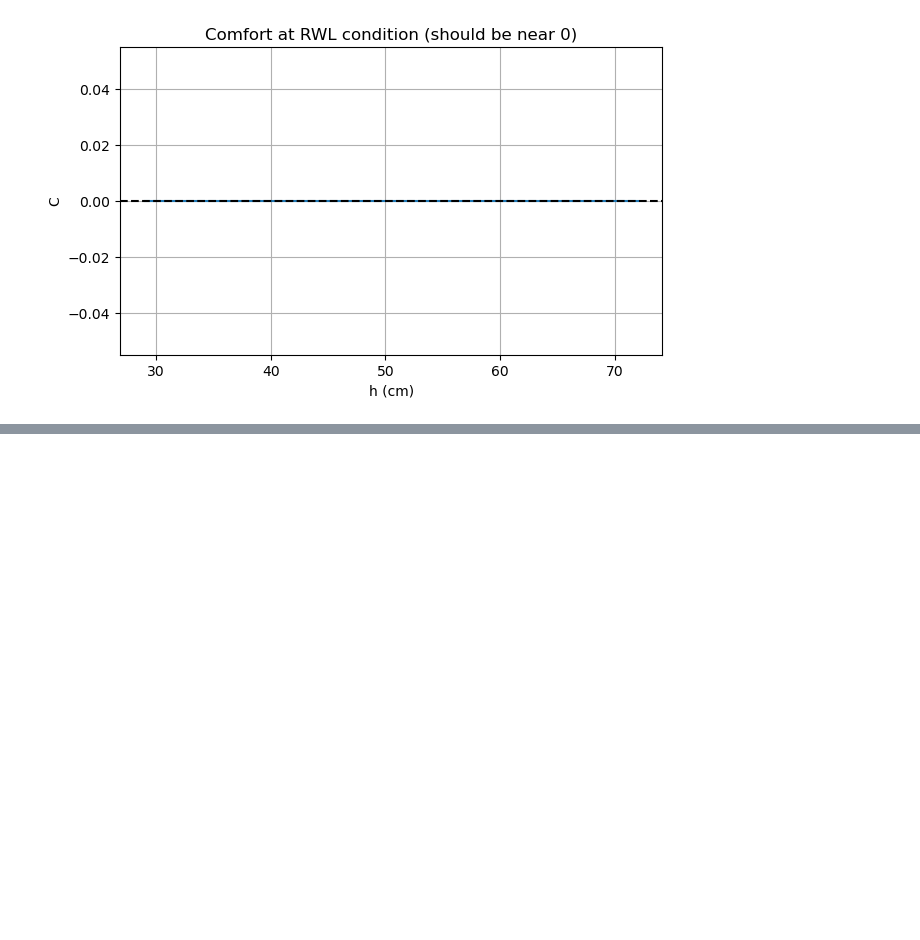
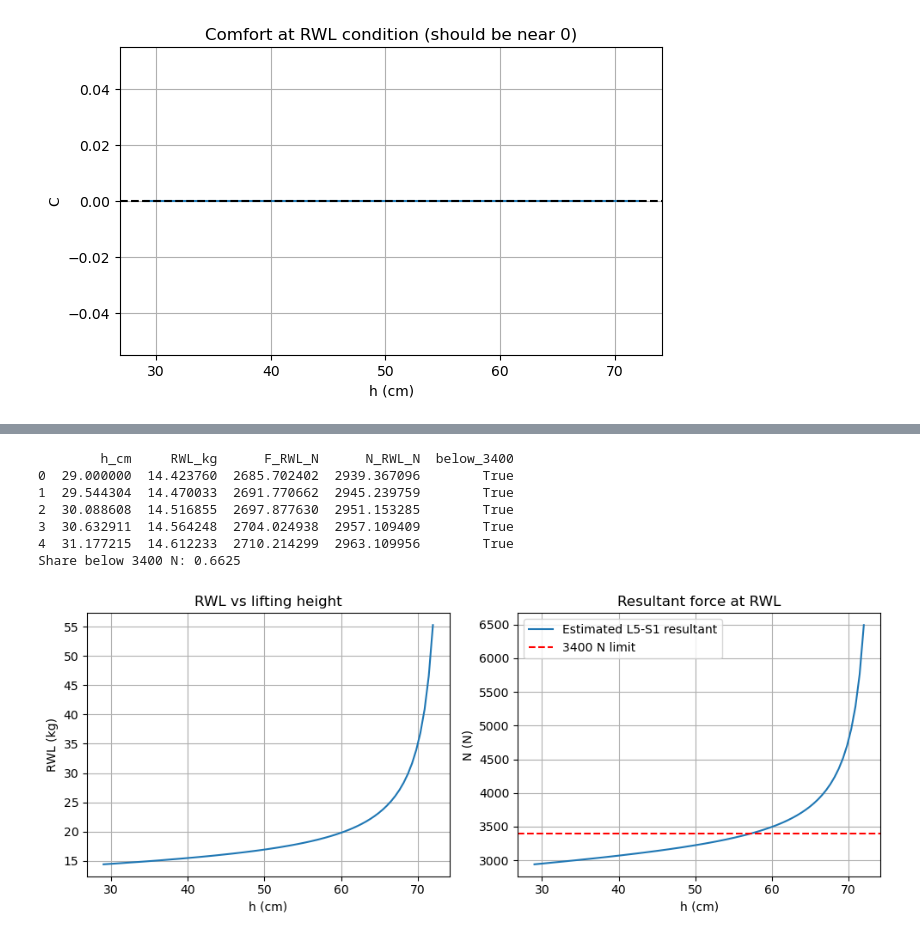
Before and after one commit to martinesco/math_concepts_project, a Jupyter notebook: Safe_Lifting_Analysis.ipynb, the cells around one changed output, grey strips where cells are left out. Saved outputs shown, nothing was run; the diff lists cells and outputs as text; code cells hidden in the pictures; blank space fills up the shorter version.

```diff
--- a/Safe_Lifting_Analysis.ipynb
+++ b/Safe_Lifting_Analysis.ipynb
@@ -209,0 +218,50 @@ Max |C| when m_object = RWL: 0.0
+# %%
+# Height sweep with RWL condition
+h_values = np.linspace(29.0, 72.0, 80)
+m_body_ref = 59.0
+H_ref = 168.0
+
+rows = []
+for h in h_values:
+    r = rwl_kg(h)
+    F_rwl = erector_force_N(m_body_ref, r, h, H_ref)
+    N_rwl = l5s1_resultant_N(m_body_ref, r, h, H_ref)
+    rows.append({
+        "h_cm": h,
+        "RWL_kg": r,
+        "F_RWL_N": F_rwl,
+        "N_RWL_N": N_rwl,
+        "below_3400": N_rwl < L5S1_LIMIT_N,
+    })
+
+rwl_df = pd.DataFrame(rows)
+print(rwl_df.head())
+print("Share below 3400 N:", rwl_df["below_3400"].mean())
+
+plt.figure(figsize=(10, 4))
+plt.subplot(1, 2, 1)
+plt.plot(rwl_df["h_cm"], rwl_df["RWL_kg"])
+plt.title("RWL vs lifting height")
+plt.xlabel("h (cm)")
+plt.ylabel("RWL (kg)")
+plt.grid(True)
+
+plt.subplot(1, 2, 2)
+plt.plot(rwl_df["h_cm"], rwl_df["N_RWL_N"], label="Estimated L5-S1 resultant")
+plt.axhline(L5S1_LIMIT_N, linestyle="--", color="red", label="3400 N limit")
+plt.title("Resultant force at RWL")
+plt.xlabel("h (cm)")
+plt.ylabel("N (N)")
+plt.legend()
+plt.grid(True)
+plt.tight_layout()
+plt.show()
+# %% [output]
+        h_cm     RWL_kg      F_RWL_N      N_RWL_N  below_3400
+0  29.000000  14.423760  2685.702402  2939.367096        True
+1  29.544304  14.470033  2691.770662  2945.239759        True
+2  30.088608  14.516855  2697.877630  2951.153285        True
+3  30.632911  14.564248  2704.024938  2957.109409        True
+4  31.177215  14.612233  2710.214299  2963.109956        True
+Share below 3400 N: 0.6625
+[figure, added]
```
Also changed, not shown: parts of 11 cells of this notebook.
